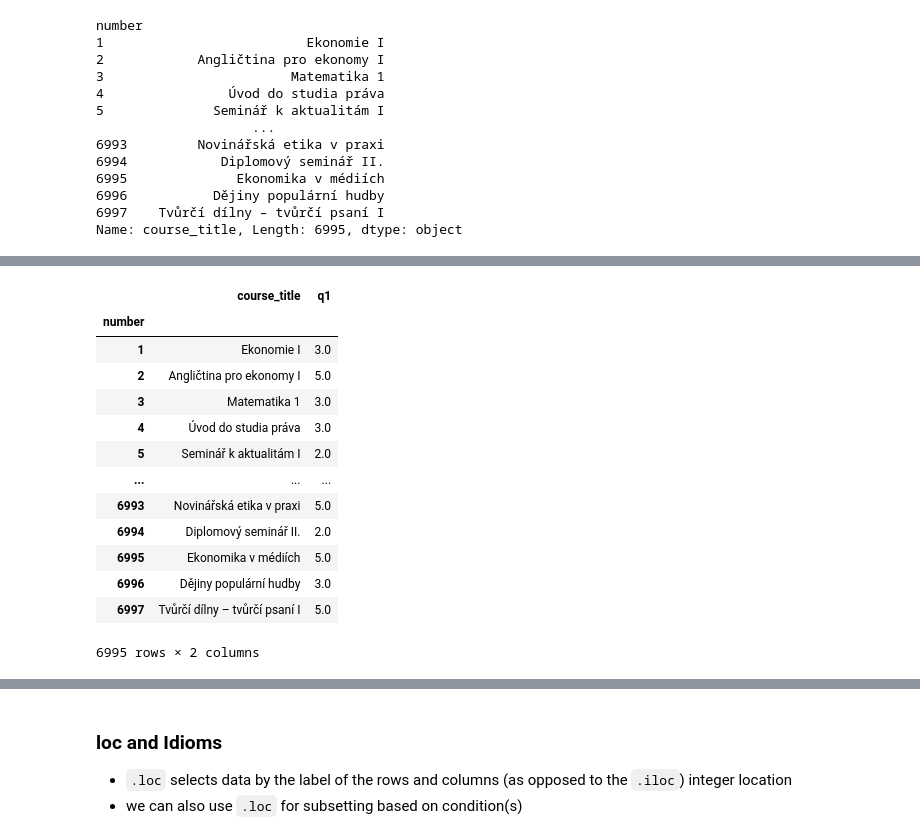
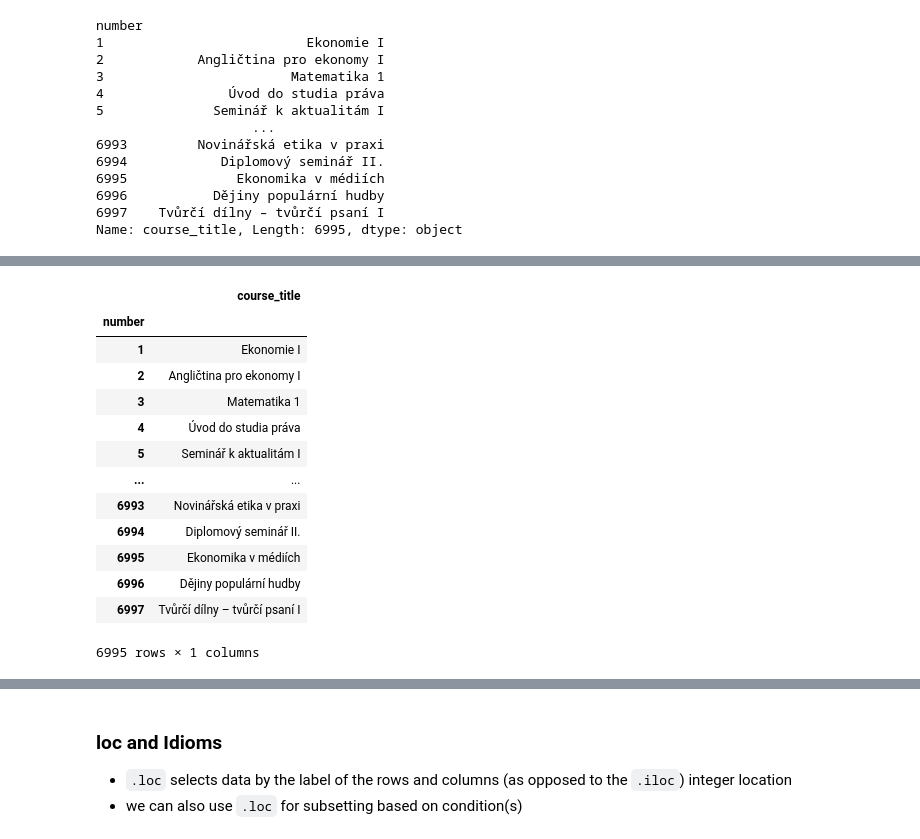
Before and after one commit to vitekzkytek/PythonDataIES, a Jupyter notebook: 03_numpy_pandas/03_NumpyPandasMatplotlib.ipynb, the cells around one changed output, grey strips where cells are left out. Drawn from its saved outputs; the diff is of its cells as text; code cells hidden in the pictures.

```diff
--- a/03_numpy_pandas/03_NumpyPandasMatplotlib.ipynb
+++ b/03_numpy_pandas/03_NumpyPandasMatplotlib.ipynb
@@ -695,21 +698,21 @@ Name: course_title, Length: 6995, dtype: object
 # %%
 # multple columns -> gives us dataframe
-df[['course_title','q1']]
+df[['course_title']]
 # %% [output]
-|  | course_title | q1 |
-| number |  |  |
-| 1 | Ekonomie I | 3.0 |
-| 2 | Angličtina pro ekonomy I | 5.0 |
-| 3 | Matematika 1 | 3.0 |
-| 4 | Úvod do studia práva | 3.0 |
-| 5 | Seminář k aktualitám I | 2.0 |
-| ... | ... | ... |
-| 6993 | Novinářská etika v praxi | 5.0 |
-| 6994 | Diplomový seminář II. | 2.0 |
-| 6995 | Ekonomika v médiích | 5.0 |
-| 6996 | Dějiny populární hudby | 3.0 |
-| 6997 | Tvůrčí dílny – tvůrčí psaní I | 5.0 |
+|  | course_title |
+| number |  |
+| 1 | Ekonomie I |
+| 2 | Angličtina pro ekonomy I |
+| 3 | Matematika 1 |
+| 4 | Úvod do studia práva |
+| 5 | Seminář k aktualitám I |
+| ... | ... |
+| 6993 | Novinářská etika v praxi |
+| 6994 | Diplomový seminář II. |
+| 6995 | Ekonomika v médiích |
+| 6996 | Dějiny populární hudby |
+| 6997 | Tvůrčí dílny – tvůrčí psaní I |
-6995 rows × 2 columns
+6995 rows × 1 columns
 # %%
 # just one column: just convenience (if column name has a space or dot, you are screwed)
 #naming conventions: no special character, underscore for spaces, no CZECH chars! informative and short
```
Also changed, not shown: parts of 79 cells of this notebook, 12 other files.
